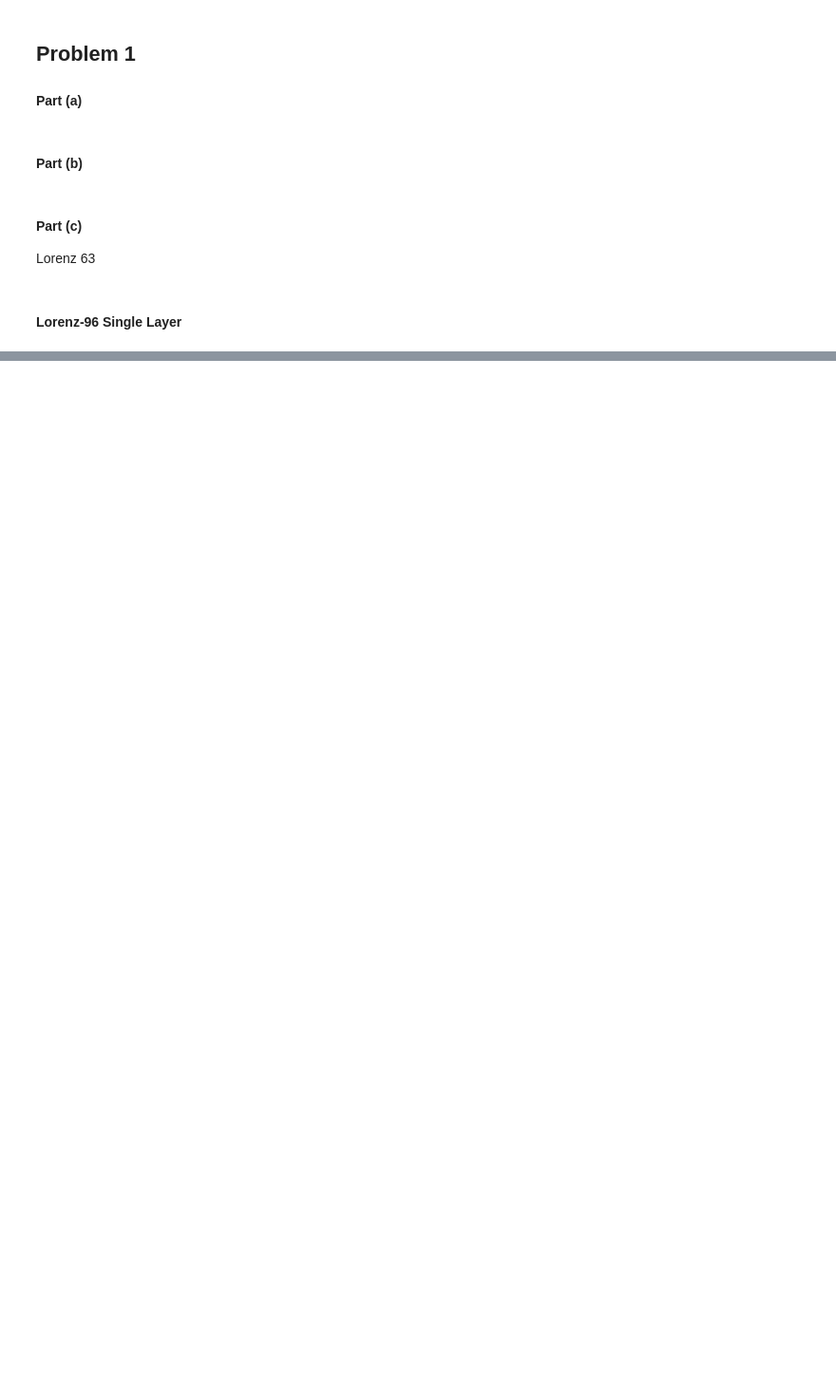
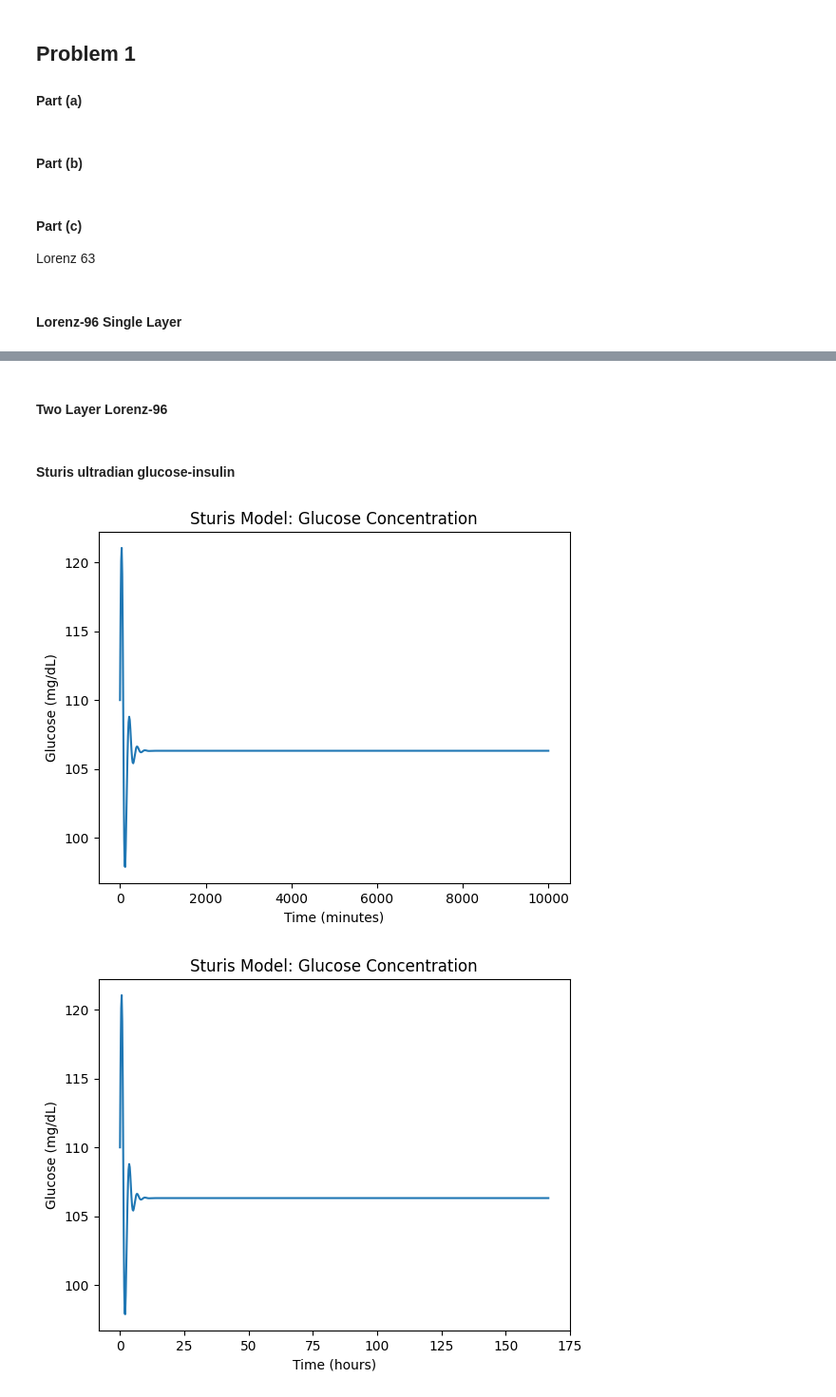
Before and after one commit to Ethan502/data_assimilation, a Jupyter notebook: hw/hw1.ipynb, the cells around one changed output, grey strips where cells are left out. Shown at 95% size. Drawn from its saved outputs; the diff is of its cells as text; code cells hidden in the pictures; blank space fills up the shorter version.

```diff
--- a/hw/hw1.ipynb
+++ b/hw/hw1.ipynb
@@ -246,0 +243,2 @@ plt.show()
+# %% [markdown]
+#### Two Layer Lorenz-96
@@ -246,0 +316,78 @@ plt.show()
+# %% [markdown]
+#### Sturis ultradian glucose-insulin
+# %%
+Vp = 3
+Vi = 11
+Vg = 10
+E = 0.2
+tp = 6
+ti = 100
+td = 12
+
+Rm = 209
+a1 = 6.6
+C1 = 300
+C2 = 144
+C3 = 100
+C4 = 80
+C5 = 26
+
+Ub = 72
+U0 = 4
+Um = 94
+Rg = 180
+alpha = 7.5
+beta = 1.772
+
+state0 = np.array([36, 44, 11000, 0, 0, 0])
+t_span = (0, 10000)
+
+sol = solve_ivp(
+    sturis,
+    t_span,
+    state0,
+    args=(
+        Vp, Vi, Vg, E, tp, ti, td,
+        Rm, a1, C1, C2, C3, C4, C5,
+        Ub, U0, Um, Rg, alpha, beta
+    )
+)
+final_state = sol.y[:, -1]
+
+glucose_mgdl = sol.y[2] / (10 * Vg)
+plt.figure()
+plt.plot(sol.t, glucose_mgdl)
+plt.xlabel('Time (minutes)')
+plt.ylabel('Glucose (mg/dL)')
+plt.title('Sturis Model: Glucose Concentration')
+plt.show()
+
+time_hours = sol.t / 60
+plt.figure()
+plt.plot(time_hours, glucose_mgdl)
+plt.xlabel('Time (hours)')
+plt.ylabel('Glucose (mg/dL)')
+plt.title('Sturis Model: Glucose Concentration')
+plt.show()
+
+plt.figure()
+plt.plot(sol.t / 60, sol.y[0], label='Ip')
+plt.plot(sol.t / 60, sol.y[1], label='Ii')
+plt.xlabel('Time (hours)')
+plt.ylabel('Insulin')
+plt.title('Sturis Model: Insulin Dynamics')
+plt.legend()
+plt.show()
+
+plt.figure()
+plt.plot(sol.t / 60, sol.y[3], label='h1')
+plt.plot(sol.t / 60, sol.y[4], label='h2')
+plt.plot(sol.t / 60, sol.y[5], label='h3')
+plt.xlabel('Time (hours)')
+plt.ylabel('Delay State')
+plt.title('Sturis Model: Delay Variables')
+plt.legend()
+plt.show()
+# %% [output]
+[figure, added]
+[figure, added]
```
Also changed, not shown: parts of 3 cells of this notebook.
